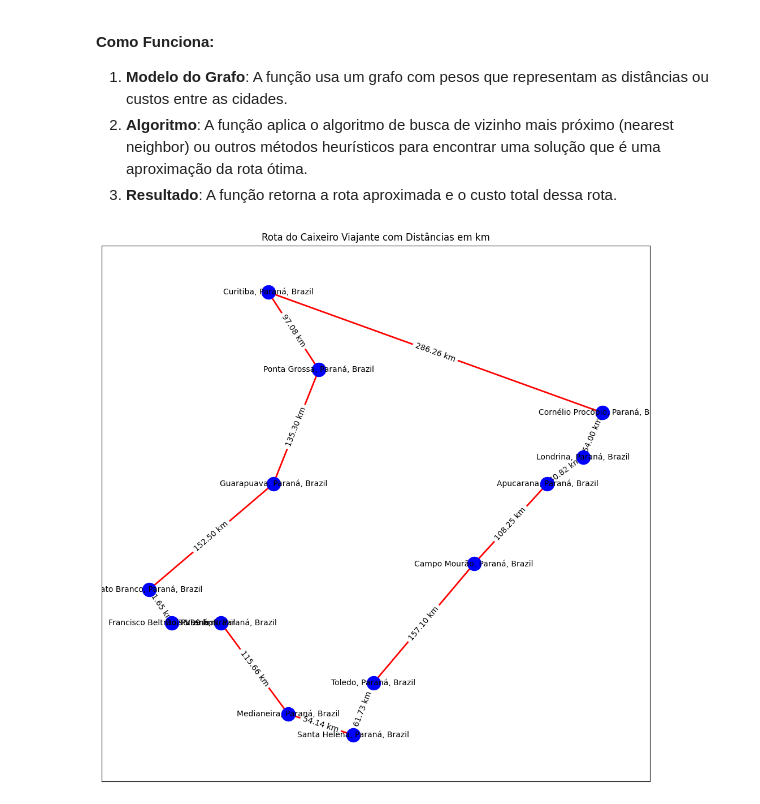
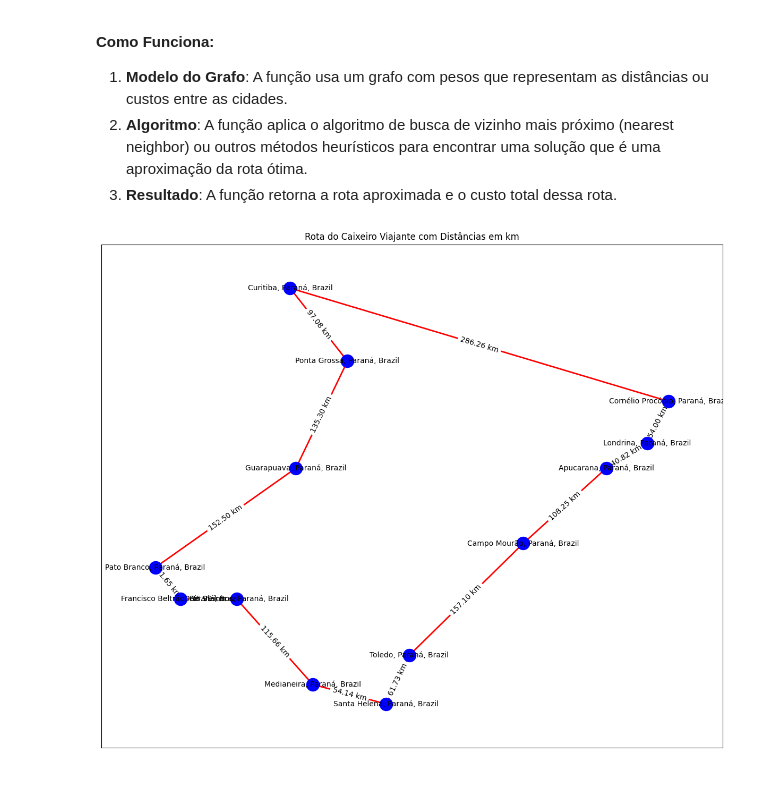
Before and after one commit to JoaoSerezuelo/artigoGrafo, a Jupyter notebook: tsp.ipynb, the cells around one changed output. Drawn from its saved outputs; the diff is of its cells as text; code cells hidden in the pictures.

```diff
--- a/tsp.ipynb
+++ b/tsp.ipynb
@@ -120,32 +120,32 @@ for i in range(len(caminho_tsp) - 1):
 # %%
 # Obter posições para o layout
 pos = nx.get_node_attributes(G, 'pos')
 
 # Plotar o grafo TSP com as cores personalizadas
-plt.figure(figsize=(10, 10))  # Aumentando o tamanho da figura para melhor leitura
+plt.figure(figsize=(12, 10))  # Aumentando o tamanho da figura para melhor leitura
 
 # Desenhar os nós (cidades) em azul
 nx.draw_networkx_nodes(G_tsp, pos, node_color='blue', node_size=300)
 
 # Desenhar as arestas percorridas em vermelho
 nx.draw_networkx_edges(G_tsp, pos, edge_color='red', width=2)
 
 # Desenhar os rótulos (nomes das cidades) em preto
 nx.draw_networkx_labels(G_tsp, pos, font_color='black', font_size=10)
 
 # Formatar as distâncias com duas casas decimais
 edge_labels = {edge: f"{dist:.2f} km" for edge, dist in nx.get_edge_attributes(G_tsp, 'weight').items()}
 
 # Adicionar os pesos (distâncias) nas arestas
 nx.draw_networkx_edge_labels(G_tsp, pos, edge_labels=edge_labels, font_color='black')
 
 # Título do gráfico
 plt.title("Rota do Caixeiro Viajante com Distâncias em km")
 
 # Ajustar o layout para centralizar e melhorar a leitura
 plt.tight_layout()
 
 # Exibir o gráfico
 plt.show()
 # %% [output]
-[figure, old version]
+[figure, new version]
```
Also changed, not shown: parts of 2 cells of this notebook, 1 other file.
